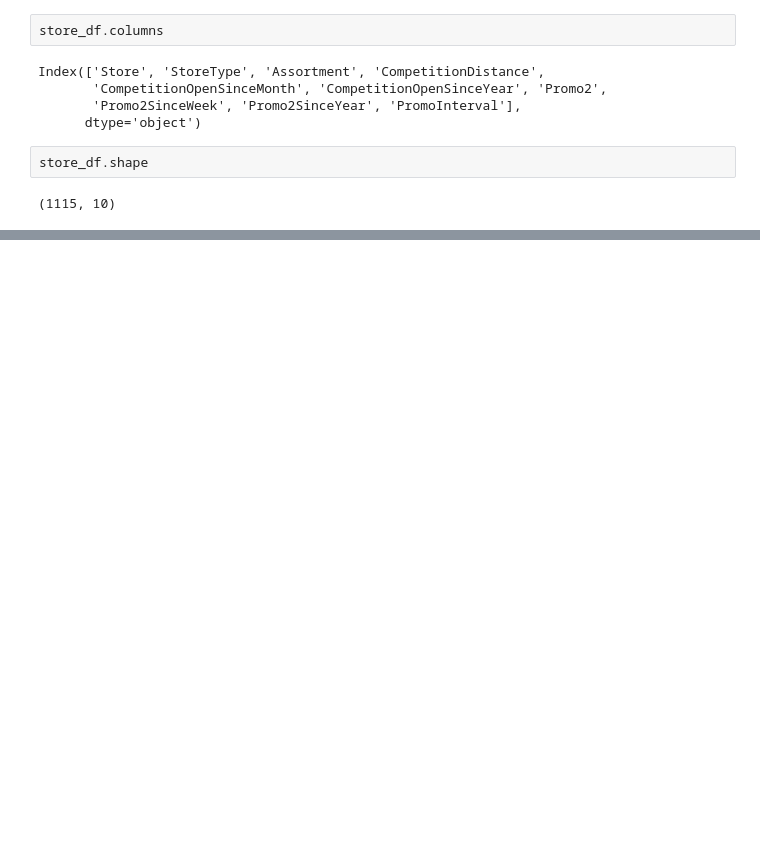
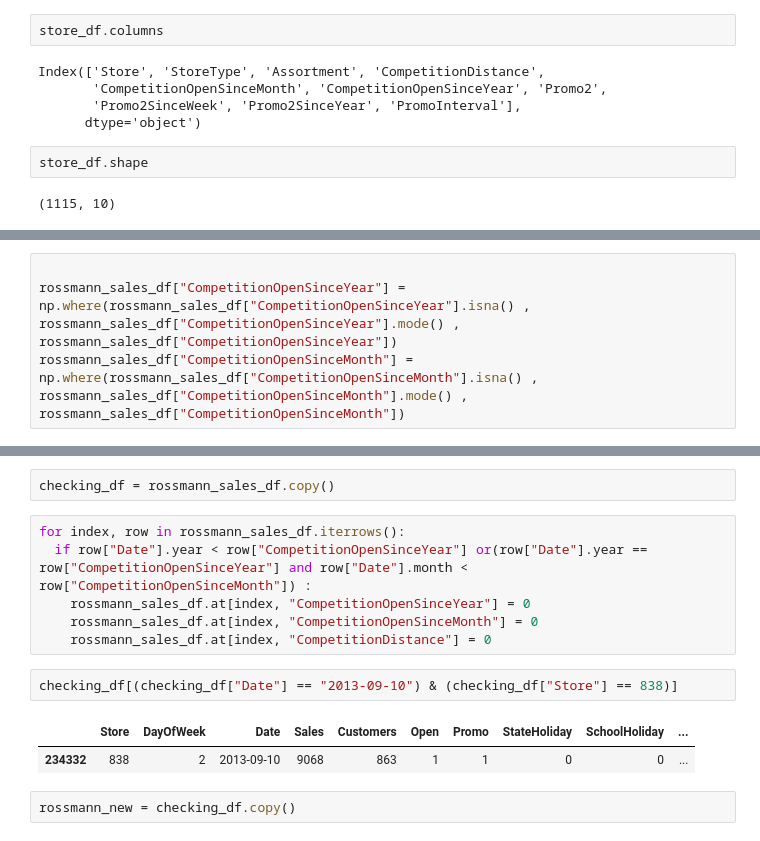
Before and after one commit to Yash1289/rossmann_sales_prediction, a Jupyter notebook: Rossmann_Sales_Prediction_Capstone_Project.ipynb, the cells around one changed output, grey strips where cells are left out. Drawn from its saved outputs; the diff is of its cells as text; blank space fills up the shorter version.

```diff
--- a/Rossmann_Sales_Prediction_Capstone_Project.ipynb
+++ b/Rossmann_Sales_Prediction_Capstone_Project.ipynb
@@ -301,0 +251,4 @@ True
+# %%
+
+rossmann_sales_df["CompetitionOpenSinceYear"] = np.where(rossmann_sales_df["CompetitionOpenSinceYear"].isna() , rossmann_sales_df["CompetitionOpenSinceYear"].mode() , rossmann_sales_df["CompetitionOpenSinceYear"])
+rossmann_sales_df["CompetitionOpenSinceMonth"] = np.where(rossmann_sales_df["CompetitionOpenSinceMonth"].isna() , rossmann_sales_df["CompetitionOpenSinceMonth"].mode() , rossmann_sales_df["CompetitionOpenSinceMonth"])
@@ -301,0 +277,15 @@ True
+# %%
+checking_df = rossmann_sales_df.copy()
+# %%
+for index, row in rossmann_sales_df.iterrows():
+  if row["Date"].year < row["CompetitionOpenSinceYear"] or(row["Date"].year == row["CompetitionOpenSinceYear"] and row["Date"].month < row["CompetitionOpenSinceMonth"]) :
+    rossmann_sales_df.at[index, "CompetitionOpenSinceYear"] = 0
+    rossmann_sales_df.at[index, "CompetitionOpenSinceMonth"] = 0
+    rossmann_sales_df.at[index, "CompetitionDistance"] = 0
+# %%
+checking_df[(checking_df["Date"] == "2013-09-10") & (checking_df["Store"] == 838)]
+# %% [output]
+|  | Store | DayOfWeek | Date | Sales | Customers | Open | Promo | StateHoliday | SchoolHoliday | ... |
+| 234332 | 838 | 2 | 2013-09-10 | 9068 | 863 | 1 | 1 | 0 | 0 | ... |
+# %%
+rossmann_new = checking_df.copy()
```
Also changed, not shown: parts of 71 cells of this notebook.
